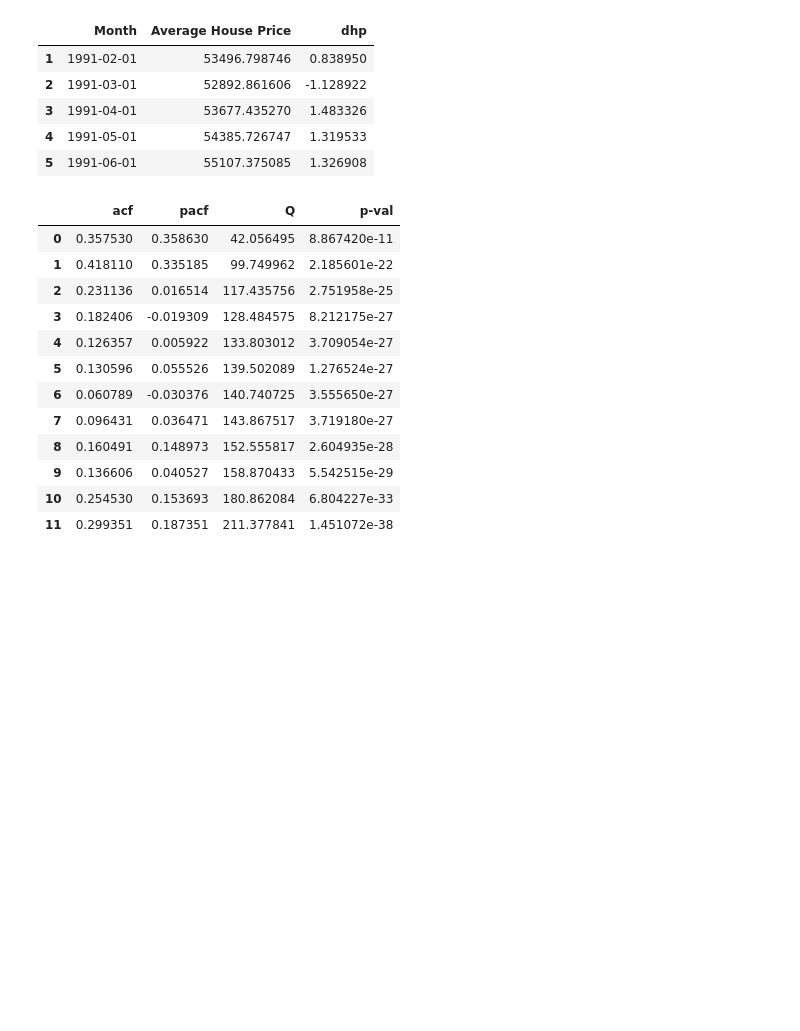
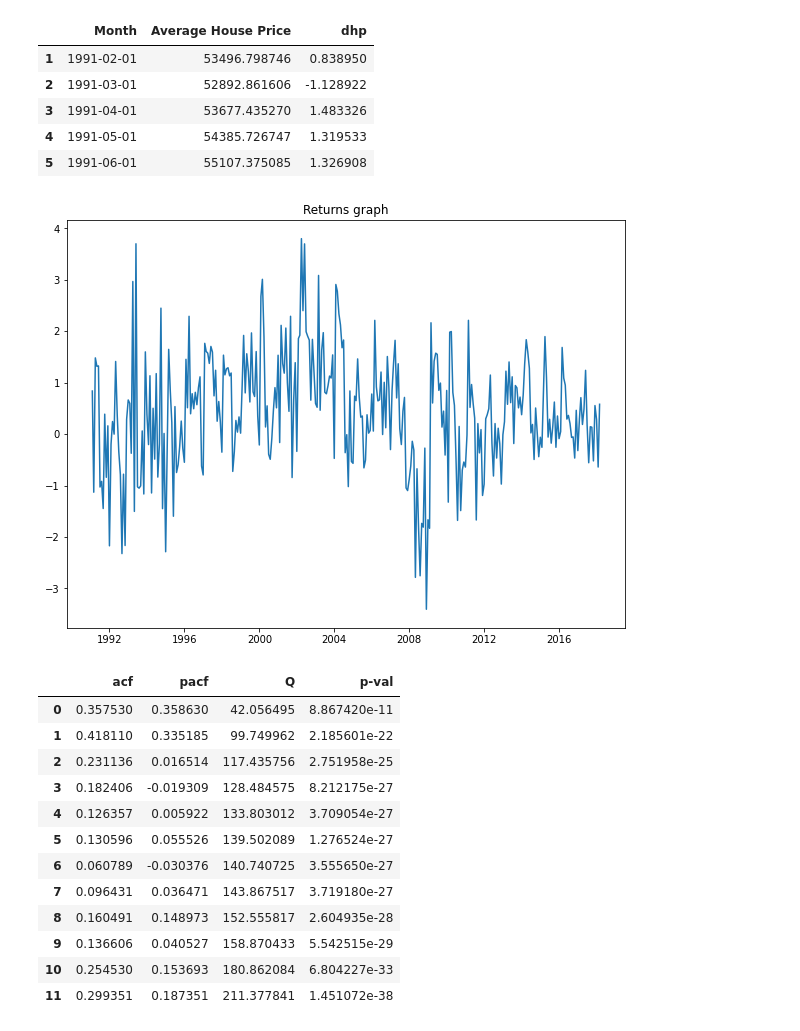
Before and after one commit to faisalnawazmir/Econometrics-ML_for_Finance, a Jupyter notebook: ARIMA_model.ipynb, the cells around one changed output. Drawn from its saved outputs; the diff is of its cells as text; code cells hidden in the pictures; blank space fills up the shorter version.

```diff
--- a/ARIMA_model.ipynb
+++ b/ARIMA_model.ipynb
@@ -39,6 +44,13 @@ data.head()
 | 3 | 1991-04-01 | 53677.435270 | 1.483326 |
 | 4 | 1991-05-01 | 54385.726747 | 1.319533 |
 | 5 | 1991-06-01 | 55107.375085 | 1.326908 |
+# %%
+plt.figure(figsize=[10, 7.5]); # Set dimensions for figure
+plt.plot(data['Month'],data['dhp'])
+plt.title("Returns graph")
+plt.show()
+# %% [output]
+[figure, added]
 # %%
 acf,q,pval = smt.acf(data['dhp'],nlags=12,qstat=True)
 pacf = smt.pacf(data['dhp'],nlags=12)
```
Also changed, not shown: parts of 16 cells of this notebook.
